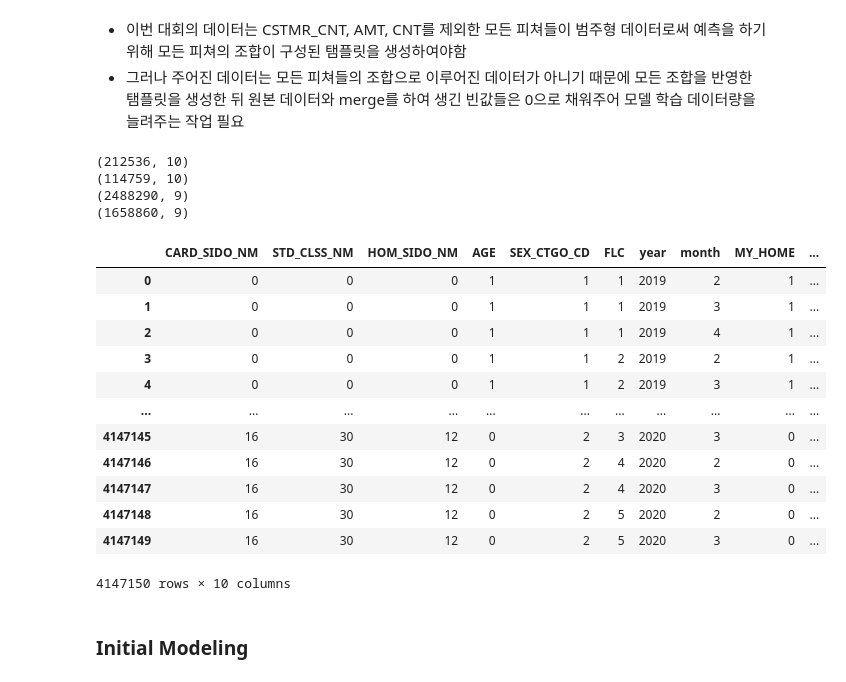
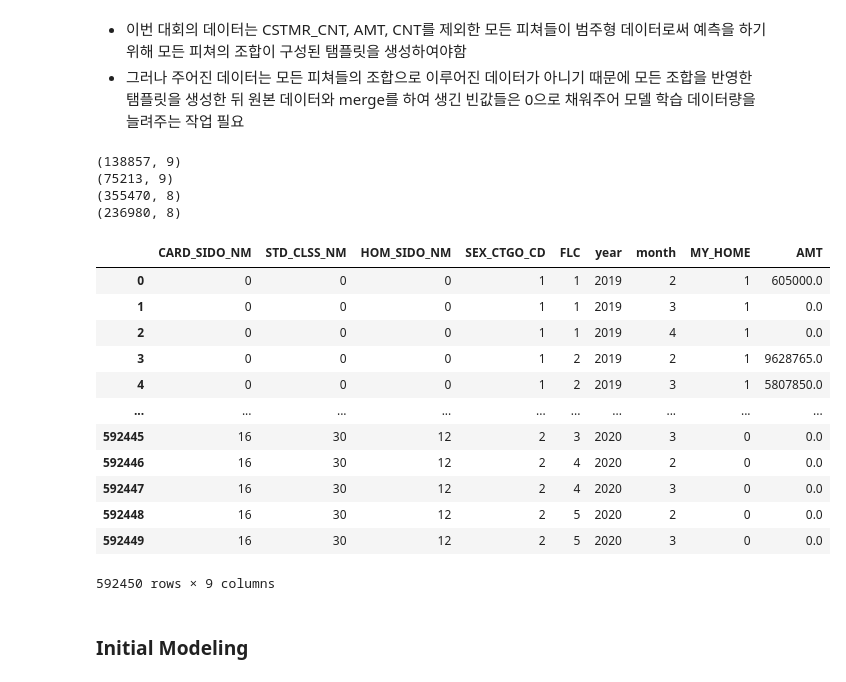
Before and after one commit to kim-bo-saeng/dacon_jeju, a Jupyter notebook: jeju_data_analysis.ipynb, the cells around one changed output. Cells and saved outputs as stored; diff of their text form; code cells hidden in the pictures.

```diff
--- a/jeju_data_analysis.ipynb
+++ b/jeju_data_analysis.ipynb
@@ -258,6 +274,6 @@ None
 df.loc[df['CARD_SIDO_NM'] == df['HOM_SIDO_NM'], 'MY_HOME'] = 1
 df.loc[df['CARD_SIDO_NM'] != df['HOM_SIDO_NM'], 'MY_HOME'] = 0
 df['MY_HOME'] = df['MY_HOME'].astype(int)
-df = df[['CARD_SIDO_NM',	'STD_CLSS_NM',	'HOM_SIDO_NM',	'AGE', 'SEX_CTGO_CD', 'FLC',	'year',	'month',	'MY_HOME' ,'AMT']]
+df = df[['CARD_SIDO_NM',	'STD_CLSS_NM',	'HOM_SIDO_NM',	'SEX_CTGO_CD', 'FLC','year',	'month',	'MY_HOME' ,'AMT']]
 df.tail()
 # %% [output]
@@ -318,7 +333,7 @@ None
 CARD_SIDO_NMs = df_num['CARD_SIDO_NM'].unique()
 STD_CLSS_NMs  = df_num['STD_CLSS_NM'].unique()
 HOM_SIDO_NMs  = df_num['HOM_SIDO_NM'].unique()
-AGEs          = df_num['AGE'].unique()
+#AGEs          = df_num['AGE'].unique()
 SEX_CTGO_CDs  = df_num['SEX_CTGO_CD'].unique()
 FLCs          = df_num['FLC'].unique()
 years         = [2019]
@@ -328,14 +343,14 @@ temp_2019 = []
 for CARD_SIDO_NM in CARD_SIDO_NMs:
   for STD_CLSS_NM in STD_CLSS_NMs:
     for HOM_SIDO_NM in HOM_SIDO_NMs:
-      for AGE in AGEs:
+#      for AGE in AGEs:
         for SEX_CTGO_CD in SEX_CTGO_CDs:
           for FLC in FLCs:
             for year in years:
               for month in months:
-                temp_2019.append([CARD_SIDO_NM, STD_CLSS_NM, HOM_SIDO_NM, AGE, SEX_CTGO_CD, FLC, year, month])
+                temp_2019.append([CARD_SIDO_NM, STD_CLSS_NM, HOM_SIDO_NM, SEX_CTGO_CD, FLC, year, month])
 temp_2019 = np.array(temp_2019)
-temp_2019 = pd.DataFrame(data=temp_2019, columns=['CARD_SIDO_NM', 'STD_CLSS_NM', 'HOM_SIDO_NM', 'AGE', 'SEX_CTGO_CD', 'FLC', 'year', 'month'])
+temp_2019 = pd.DataFrame(data=temp_2019, columns=['CARD_SIDO_NM', 'STD_CLSS_NM', 'HOM_SIDO_NM', 'SEX_CTGO_CD', 'FLC', 'year', 'month'])
 temp_2019.loc[temp_2019['CARD_SIDO_NM'] == temp_2019['HOM_SIDO_NM'], 'MY_HOME'] = 1
 temp_2019.loc[temp_2019['CARD_SIDO_NM'] != temp_2019['HOM_SIDO_NM'], 'MY_HOME'] = 0
 temp_2019['MY_HOME'] = temp_2019['MY_HOME'].astype(int)
@@ -344,7 +359,7 @@ temp_2019['MY_HOME'] = temp_2019['MY_HOME'].astype(int)
 CARD_SIDO_NMs = df_num['CARD_SIDO_NM'].unique()
 STD_CLSS_NMs  = df_num['STD_CLSS_NM'].unique()
 HOM_SIDO_NMs  = df_num['HOM_SIDO_NM'].unique()
-AGEs          = df_num['AGE'].unique()
+#AGEs          = df_num['AGE'].unique()
 SEX_CTGO_CDs  = df_num['SEX_CTGO_CD'].unique()
 FLCs          = df_num['FLC'].unique()
 years         = [2020]
@@ -354,14 +369,14 @@ temp_2020 = []
 for CARD_SIDO_NM in CARD_SIDO_NMs:
   for STD_CLSS_NM in STD_CLSS_NMs:
     for HOM_SIDO_NM in HOM_SIDO_NMs:
-      for AGE in AGEs:
+#      for AGE in AGEs:
         for SEX_CTGO_CD in SEX_CTGO_CDs:
           for FLC in FLCs:
             for year in years:
               for month in months:
-                temp_2020.append([CARD_SIDO_NM, STD_CLSS_NM, HOM_SIDO_NM, AGE, SEX_CTGO_CD, FLC, year, month])
+                temp_2020.append([CARD_SIDO_NM, STD_CLSS_NM, HOM_SIDO_NM, SEX_CTGO_CD, FLC,year, month])
 temp_2020 = np.array(temp_2020)
-temp_2020 = pd.DataFrame(data=temp_2020, columns=['CARD_SIDO_NM', 'STD_CLSS_NM', 'HOM_SIDO_NM', 'AGE', 'SEX_CTGO_CD', 'FLC', 'year', 'month'])
+temp_2020 = pd.DataFrame(data=temp_2020, columns=['CARD_SIDO_NM', 'STD_CLSS_NM', 'HOM_SIDO_NM', 'SEX_CTGO_CD', 'FLC', 'year', 'month'])
 temp_2020.loc[temp_2020['CARD_SIDO_NM'] == temp_2020['HOM_SIDO_NM'], 'MY_HOME'] = 1
 temp_2020.loc[temp_2020['CARD_SIDO_NM'] != temp_2020['HOM_SIDO_NM'], 'MY_HOME'] = 0
 temp_2020['MY_HOME'] = temp_2020['MY_HOME'].astype(int)
@@ -375,42 +390,42 @@ print(df_num_2020.shape)
 print(temp_2019.shape)
 print(temp_2020.shape)
 # %% [output]
-(212536, 10)
-(114759, 10)
-(2488290, 9)
-(1658860, 9)
+(138857, 9)
+(75213, 9)
+(355470, 8)
+(236980, 8)
 # %%
 # 템플릿과 비교하여 df_num에 없는 데이터 채워주기
 data_2019 = pd.merge(temp_2019,
                      df_num_2019,
                      how = 'outer',
-                     left_on = ['CARD_SIDO_NM',	'STD_CLSS_NM',	'HOM_SIDO_NM',	'AGE',	'SEX_CTGO_CD', 'FLC',	'year',	'month',	'MY_HOME'],
-                     right_on = ['CARD_SIDO_NM',	'STD_CLSS_NM',	'HOM_SIDO_NM',	'AGE',	'SEX_CTGO_CD', 'FLC',	'year',	'month',	'MY_HOME']
+                     left_on = ['CARD_SIDO_NM',	'STD_CLSS_NM',	'HOM_SIDO_NM',	'SEX_CTGO_CD', 'FLC', 'year',	'month',	'MY_HOME'],
+                     right_on = ['CARD_SIDO_NM',	'STD_CLSS_NM',	'HOM_SIDO_NM',	'SEX_CTGO_CD',	'FLC', 'year',	'month',	'MY_HOME']
                     )
 
 data_2020 = pd.merge(temp_2020,
                      df_num_2020,
                      how = 'outer',
-                     left_on = ['CARD_SIDO_NM',	'STD_CLSS_NM',	'HOM_SIDO_NM',	'AGE',	'SEX_CTGO_CD', 'FLC',	'year',	'month',	'MY_HOME'],
-                     right_on = ['CARD_SIDO_NM',	'STD_CLSS_NM',	'HOM_SIDO_NM',	'AGE',	'SEX_CTGO_CD', 'FLC',	'year',	'month',	'MY_HOME']
+                     left_on = ['CARD_SIDO_NM',	'STD_CLSS_NM',	'HOM_SIDO_NM',	'SEX_CTGO_CD',	'FLC', 'year',	'month',	'MY_HOME'],
+                     right_on = ['CARD_SIDO_NM',	'STD_CLSS_NM',	'HOM_SIDO_NM',	'SEX_CTGO_CD',	'FLC', 'year',	'month',	'MY_HOME']
                     )
 
 data = pd.concat([data_2019, data_2020]).reset_index(drop = True).fillna(0)
 data
 # %% [output]
-|  | CARD_SIDO_NM | STD_CLSS_NM | HOM_SIDO_NM | AGE | SEX_CTGO_CD | FLC | year | month | MY_HOME | ... |
-| 0 | 0 | 0 | 0 | 1 | 1 | 1 | 2019 | 2 | 1 | ... |
-| 1 | 0 | 0 | 0 | 1 | 1 | 1 | 2019 | 3 | 1 | ... |
-| 2 | 0 | 0 | 0 | 1 | 1 | 1 | 2019 | 4 | 1 | ... |
-| 3 | 0 | 0 | 0 | 1 | 1 | 2 | 2019 | 2 | 1 | ... |
-| 4 | 0 | 0 | 0 | 1 | 1 | 2 | 2019 | 3 | 1 | ... |
-| ... | ... | ... | ... | ... | ... | ... | ... | ... | ... | ... |
-| 4147145 | 16 | 30 | 12 | 0 | 2 | 3 | 2020 | 3 | 0 | ... |
-| 4147146 | 16 | 30 | 12 | 0 | 2 | 4 | 2020 | 2 | 0 | ... |
-| 4147147 | 16 | 30 | 12 | 0 | 2 | 4 | 2020 | 3 | 0 | ... |
-| 4147148 | 16 | 30 | 12 | 0 | 2 | 5 | 2020 | 2 | 0 | ... |
-| 4147149 | 16 | 30 | 12 | 0 | 2 | 5 | 2020 | 3 | 0 | ... |
+|  | CARD_SIDO_NM | STD_CLSS_NM | HOM_SIDO_NM | SEX_CTGO_CD | FLC | year | month | MY_HOME | AMT |
+| 0 | 0 | 0 | 0 | 1 | 1 | 2019 | 2 | 1 | 605000.0 |
+| 1 | 0 | 0 | 0 | 1 | 1 | 2019 | 3 | 1 | 0.0 |
+| 2 | 0 | 0 | 0 | 1 | 1 | 2019 | 4 | 1 | 0.0 |
+| 3 | 0 | 0 | 0 | 1 | 2 | 2019 | 2 | 1 | 9628765.0 |
+| 4 | 0 | 0 | 0 | 1 | 2 | 2019 | 3 | 1 | 5807850.0 |
+| ... | ... | ... | ... | ... | ... | ... | ... | ... | ... |
+| 592445 | 16 | 30 | 12 | 2 | 3 | 2020 | 3 | 0 | 0.0 |
+| 592446 | 16 | 30 | 12 | 2 | 4 | 2020 | 2 | 0 | 0.0 |
+| 592447 | 16 | 30 | 12 | 2 | 4 | 2020 | 3 | 0 | 0.0 |
+| 592448 | 16 | 30 | 12 | 2 | 5 | 2020 | 2 | 0 | 0.0 |
+| 592449 | 16 | 30 | 12 | 2 | 5 | 2020 | 3 | 0 | 0.0 |
-4147150 rows × 10 columns
+592450 rows × 9 columns
 # %% [markdown]
 ### Initial Modeling
 # %%
```
Also changed, not shown: parts of 8 cells of this notebook.
